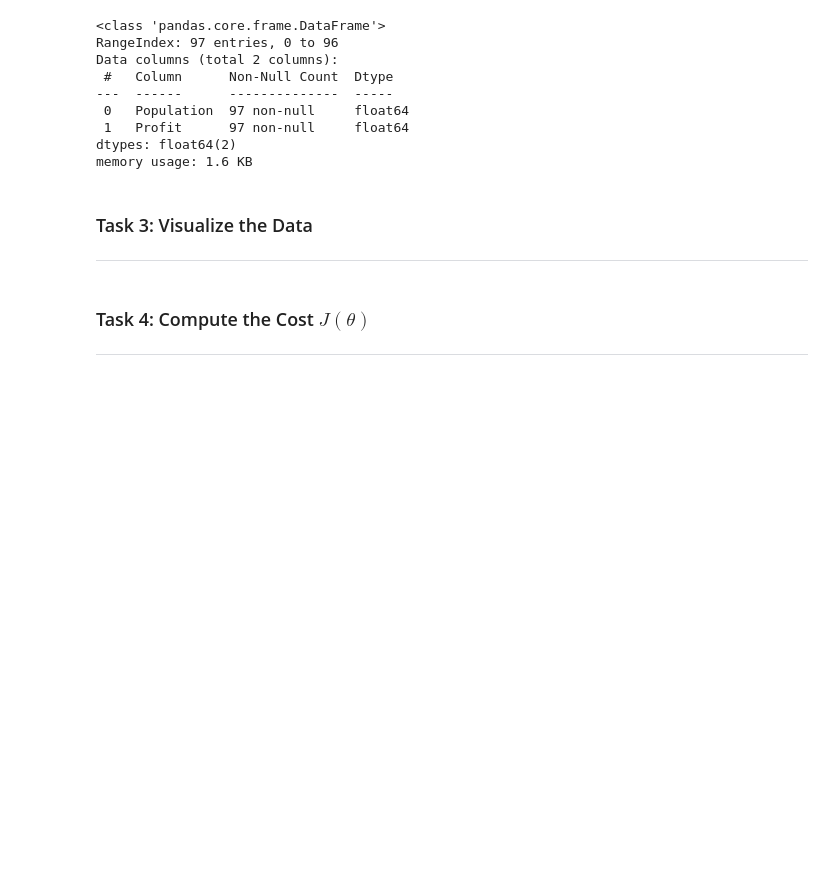
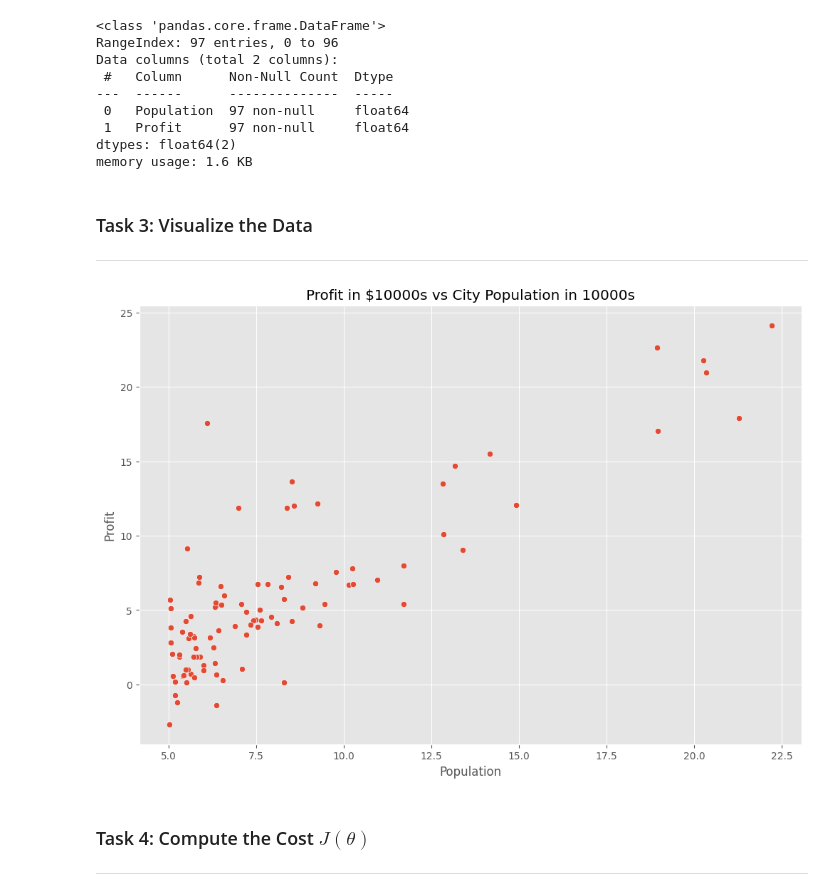
Before and after one commit to toni-the-dude/Linear-Regression, a Jupyter notebook: Univariate Linear Regression.ipynb, the cells around one changed output. Drawn from its saved outputs; the diff is of its cells as text; code cells hidden in the pictures; blank space fills up the shorter version.

Commit message:
Create scatterplot

```diff
--- a/Univariate Linear Regression.ipynb
+++ b/Univariate Linear Regression.ipynb
@@ -39,6 +39,11 @@ memory usage: 1.6 KB
 # %% [markdown]
 ### Task 3: Visualize the Data
 ---
+# %%
+ax = sns.scatterplot(x="Population", y="Profit", data=data) # Visualize data with a scatterplot since we have only 2 variables
+ax.set_title("Profit in $10000s vs City Population in 10000s"); # Title of plot
+# %% [output]
+[figure, added]
 # %% [markdown]
 ### Task 4: Compute the Cost $J(\theta)$
 ---
```
